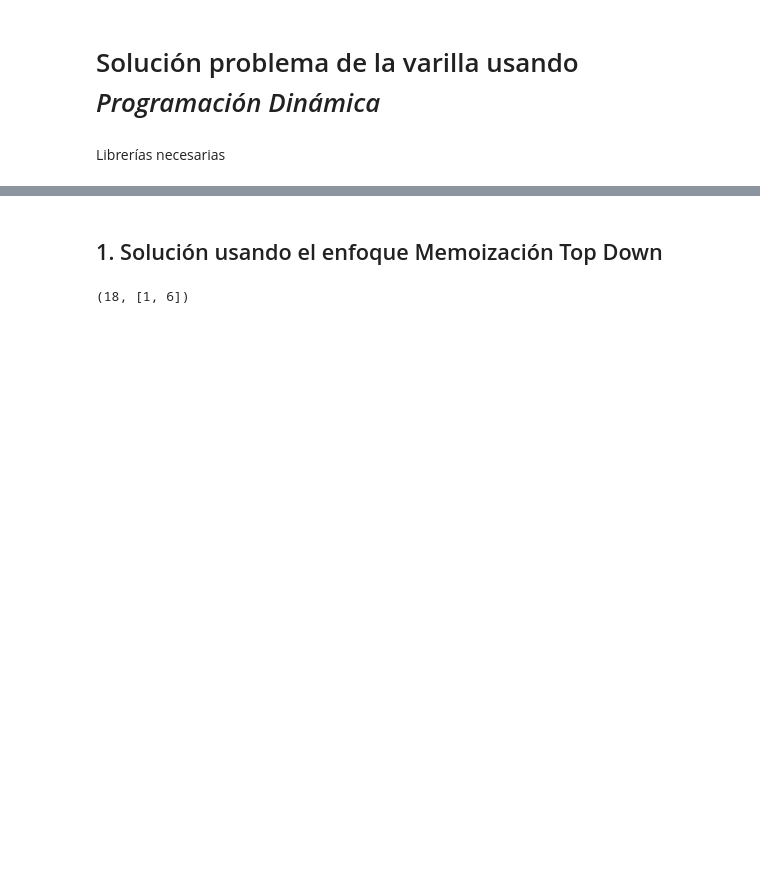
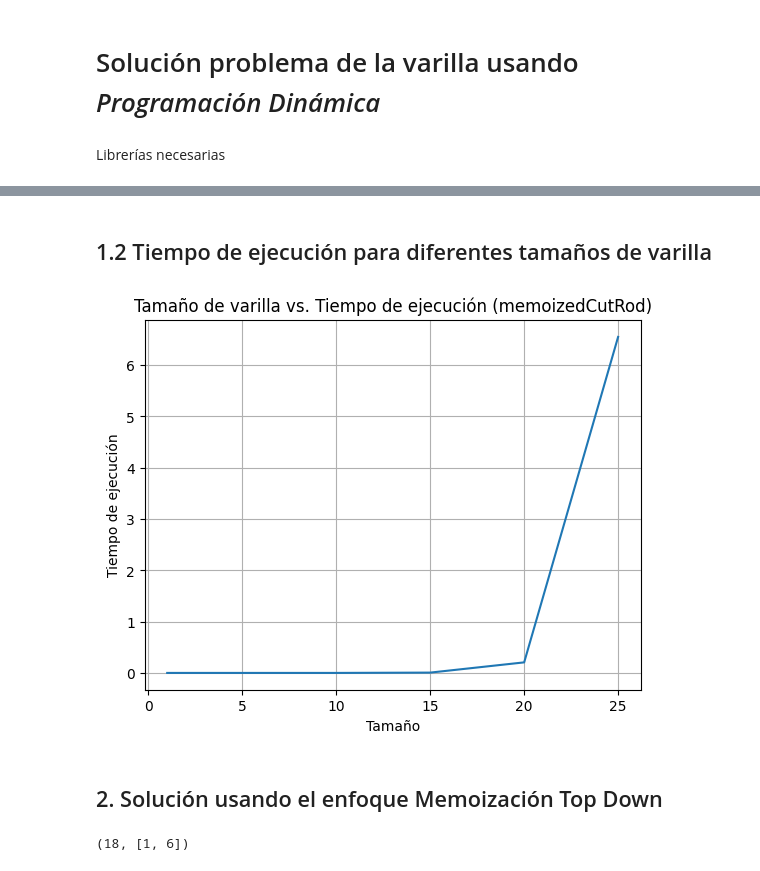
Before and after one commit to Mitin726/programacion-dinamica, a Jupyter notebook: problemaVarilla.ipynb, the cells around one changed output, grey strips where cells are left out. Drawn from its saved outputs; the diff is of its cells as text; code cells hidden in the pictures; blank space fills up the shorter version.

```diff
--- a/problemaVarilla.ipynb
+++ b/problemaVarilla.ipynb
@@ -7,0 +12,8 @@ import matplotlib.pyplot as plt
+# %%
+tamaños = [1, 10, 1000, 2000, 2500]
+precios = [1]
+
+for i in range(2, 2501):
+    aumento = random.randint(1, 6)
+    nuevo_precio = precios[-1] + aumento
+    precios.append(nuevo_precio)
@@ -7,0 +22,13 @@ import matplotlib.pyplot as plt
+# %%
+def cutRod(p, n):
+    if n == 0:
+        return 0, []
+    q = -math.inf
+    best_pieces = []
+    for i in range(n):
+        val, pieces = cutRod(p, n - i - 1)
+        val += p[i]
+        if val > q:
+            q = val
+            best_pieces = [i + 1] + pieces
+    return q, best_pieces
@@ -8,5 +112,33 @@ import matplotlib.pyplot as plt
+# %% [markdown]
+## 1.2 Tiempo de ejecución para diferentes tamaños de varilla
+# %%
+# Medición de tiempos
+n = [1, 5, 10, 15, 20, 25]
+p = [1]
+
+for i in range(2, 26):
+    aumento = random.randint(1, 6)
+    nuevo_precio = p[-1] + aumento
+    p.append(nuevo_precio)
+
+tiempos = []
+for j in n:
+    t0 = time.time()
+    cutRod(p, j)
+    t1 = time.time()
+    tiempoFinal = t1 - t0
+    tiempos.append(tiempoFinal)
+
+plt.plot(n, tiempos)
+plt.title("Tamaño de varilla vs. Tiempo de ejecución (memoizedCutRod)")
+plt.xlabel("Tamaño")
+plt.ylabel("Tiempo de ejecución")
+plt.grid()
+plt.show()
+# %% [output]
+[figure, added]
 # %% [markdown]
-## 1. Solución usando el enfoque Memoización Top Down
+## 2. Solución usando el enfoque Memoización Top Down
 # %%
 def memoizedCutRodAux(p, n, r, s):
     if r[n] >= 0:
```
Also changed, not shown: parts of 13 cells of this notebook.
